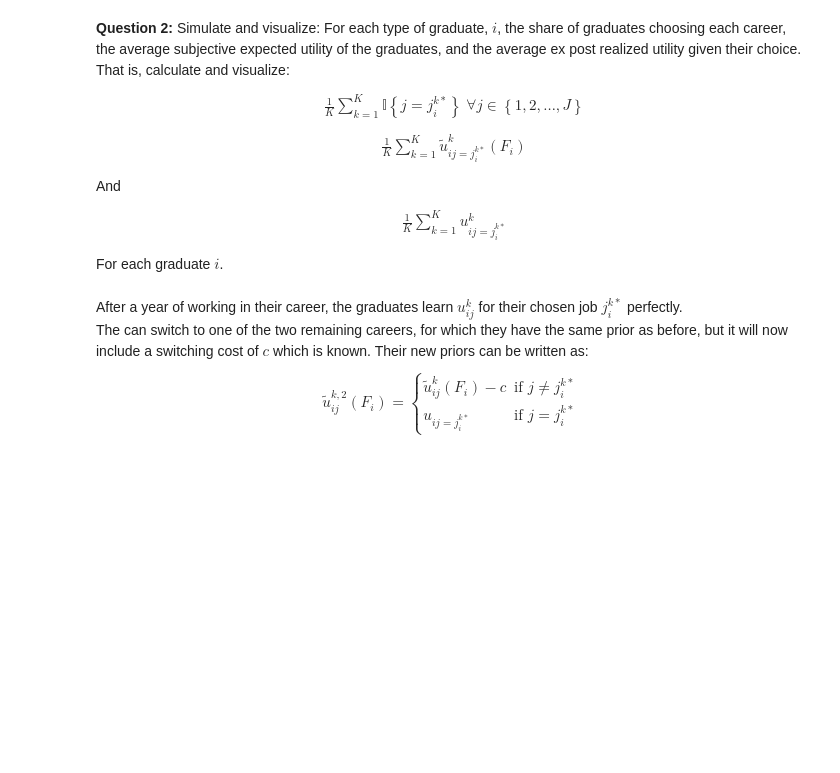
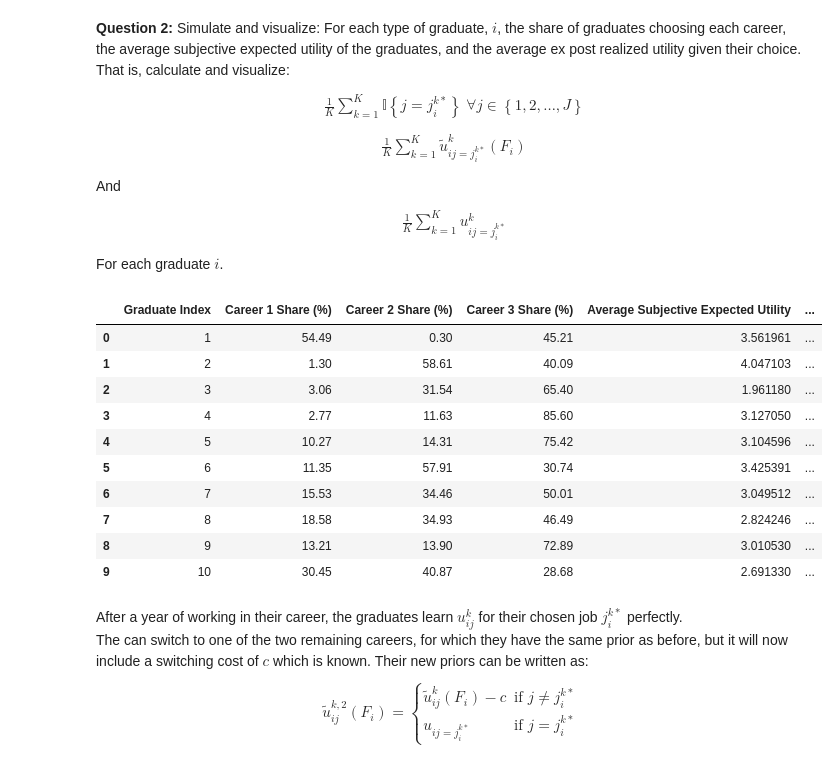
Before and after one commit to NumEconCopenhagen/projects-2024-econ-jyderne, a Jupyter notebook: exam2024/exam2024 1.ipynb, the cells around one changed output. Saved outputs shown, nothing was run; the diff lists cells and outputs as text; code cells hidden in the pictures; blank space fills up the shorter version.

```diff
--- a/exam2024/exam2024 1.ipynb
+++ b/exam2024/exam2024 1.ipynb
@@ -433,3 +455,74 @@ For each graduate $i$.
+# %%
+# Set a random seed for reproducibility
+np.random.seed(187)
+
+# Parameters
+J = 3  # Number of career tracks
+N = 10  # Number of graduates
+K = 10000  # Number of simulations per graduate
+sigma = 2  # Standard deviation of noise term
+v = np.array([1, 2, 3])  # True values of utility for each career track
+
+# Initialize results storage
+career_choices = np.zeros((N, K), dtype=int)
+prior_expectations = np.zeros((N, K))
+realized_utilities = np.zeros((N, K))
+
+# Step 1: Simulate the initial career choices and utilities
+for i in range(N):
+    Fi = i + 1
+    # Calculate prior expected utility from friends
+    friend_utilities = v + np.random.normal(0, sigma, (Fi, J))
+    prior_exp_utility = friend_utilities.mean(axis=0)
+
+    # Simulate own noise terms and calculate total expected utility
+    own_noise = np.random.normal(0, sigma, (K, J))
+    total_exp_utility = prior_exp_utility + own_noise
+
+    # Choose the career track with the highest expected utility
+    chosen_careers = np.argmax(total_exp_utility, axis=1)
+    career_choices[i] = chosen_careers
+    prior_expectations[i] = prior_exp_utility[chosen_careers]
+    realized_utilities[i] = v[chosen_careers] + own_noise[np.arange(K), chosen_careers]
+
+# Step 2: Calculate results for the initial career choices
+career_share = np.zeros((N, J))
+avg_subjective_utility = np.zeros(N)
+avg_realized_utility = np.zeros(N)
+
+for i in range(N):
+    for j in range(J):
+        career_share[i, j] = np.mean(career_choices[i] == j)
+    avg_subjective_utility[i] = np.mean(prior_expectations[i])
+    avg_realized_utility[i] = np.mean(realized_utilities[i])
+
+# Prepare the data for the table
+data = {
+    "Graduate Index": np.arange(1, N + 1),
+    "Career 1 Share (%)": career_share[:, 0] * 100,
+    "Career 2 Share (%)": career_share[:, 1] * 100,
+    "Career 3 Share (%)": career_share[:, 2] * 100,
+    "Average Subjective Expected Utility": avg_subjective_utility,
+    "Average Realized Utility": avg_realized_utility
+}
+
+# Create the DataFrame
+results_df = pd.DataFrame(data)
+
+# Display the DataFrame
+results_df
+# %% [output]
+|  | Graduate Index | Career 1 Share (%) | Career 2 Share (%) | Career 3 Share (%) | Average Subjective Expected Utility | ... |
+| 0 | 1 | 54.49 | 0.30 | 45.21 | 3.561961 | ... |
+| 1 | 2 | 1.30 | 58.61 | 40.09 | 4.047103 | ... |
+| 2 | 3 | 3.06 | 31.54 | 65.40 | 1.961180 | ... |
+| 3 | 4 | 2.77 | 11.63 | 85.60 | 3.127050 | ... |
+| 4 | 5 | 10.27 | 14.31 | 75.42 | 3.104596 | ... |
+| 5 | 6 | 11.35 | 57.91 | 30.74 | 3.425391 | ... |
+| 6 | 7 | 15.53 | 34.46 | 50.01 | 3.049512 | ... |
+| 7 | 8 | 18.58 | 34.93 | 46.49 | 2.824246 | ... |
+| 8 | 9 | 13.21 | 13.90 | 72.89 | 3.010530 | ... |
+| 9 | 10 | 30.45 | 40.87 | 28.68 | 2.691330 | ... |
 # %% [markdown]
 After a year of working in their career, the graduates learn $u^k_{ij}$ for their chosen job $j_i^{k*}$ perfectly. <br>
 The can switch to one of the two remaining careers, for which they have the same prior as before, but it will now include a switching cost of $c$ which is known.
```
Also changed, not shown: parts of 5 cells of this notebook.
